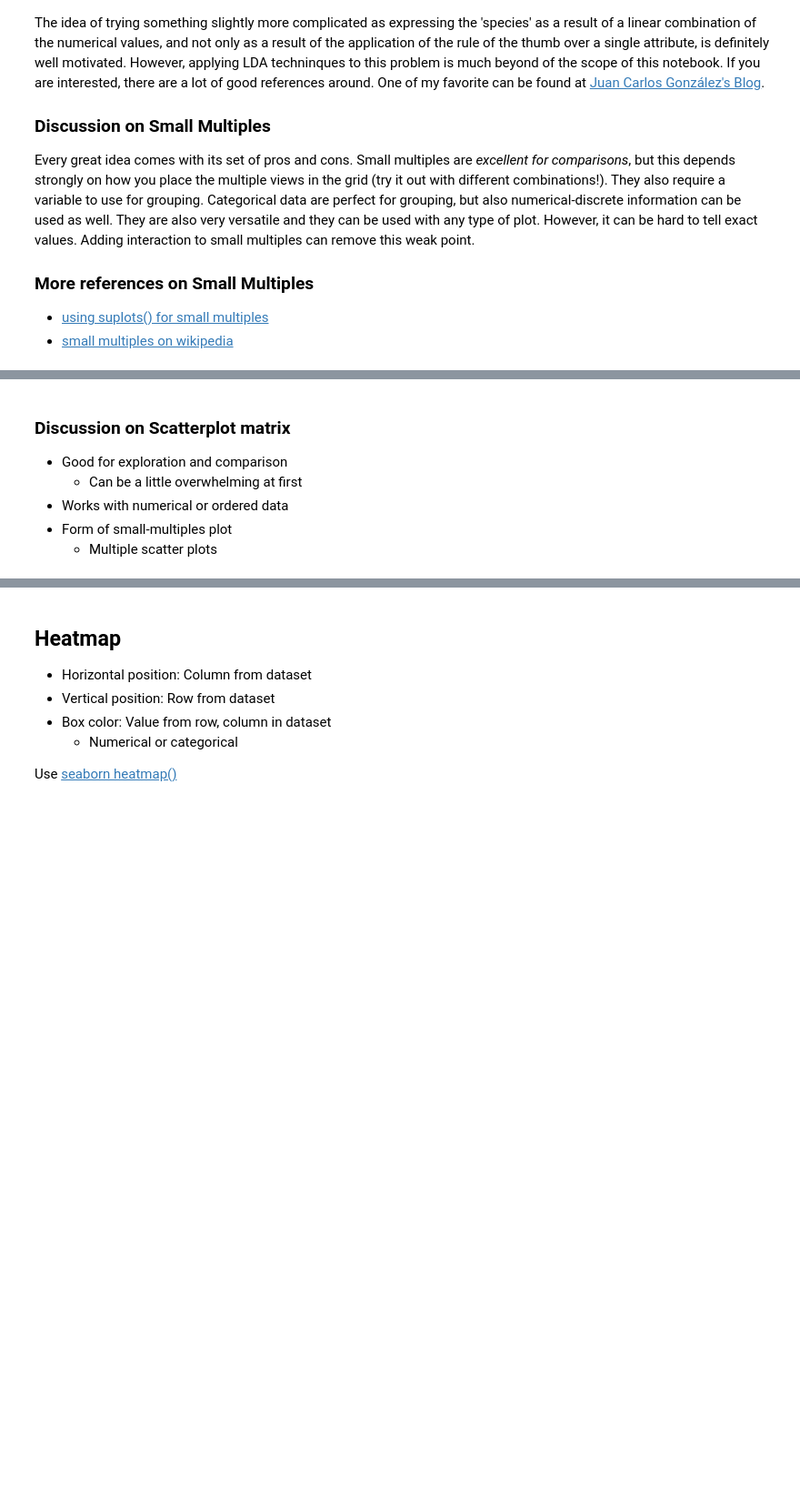
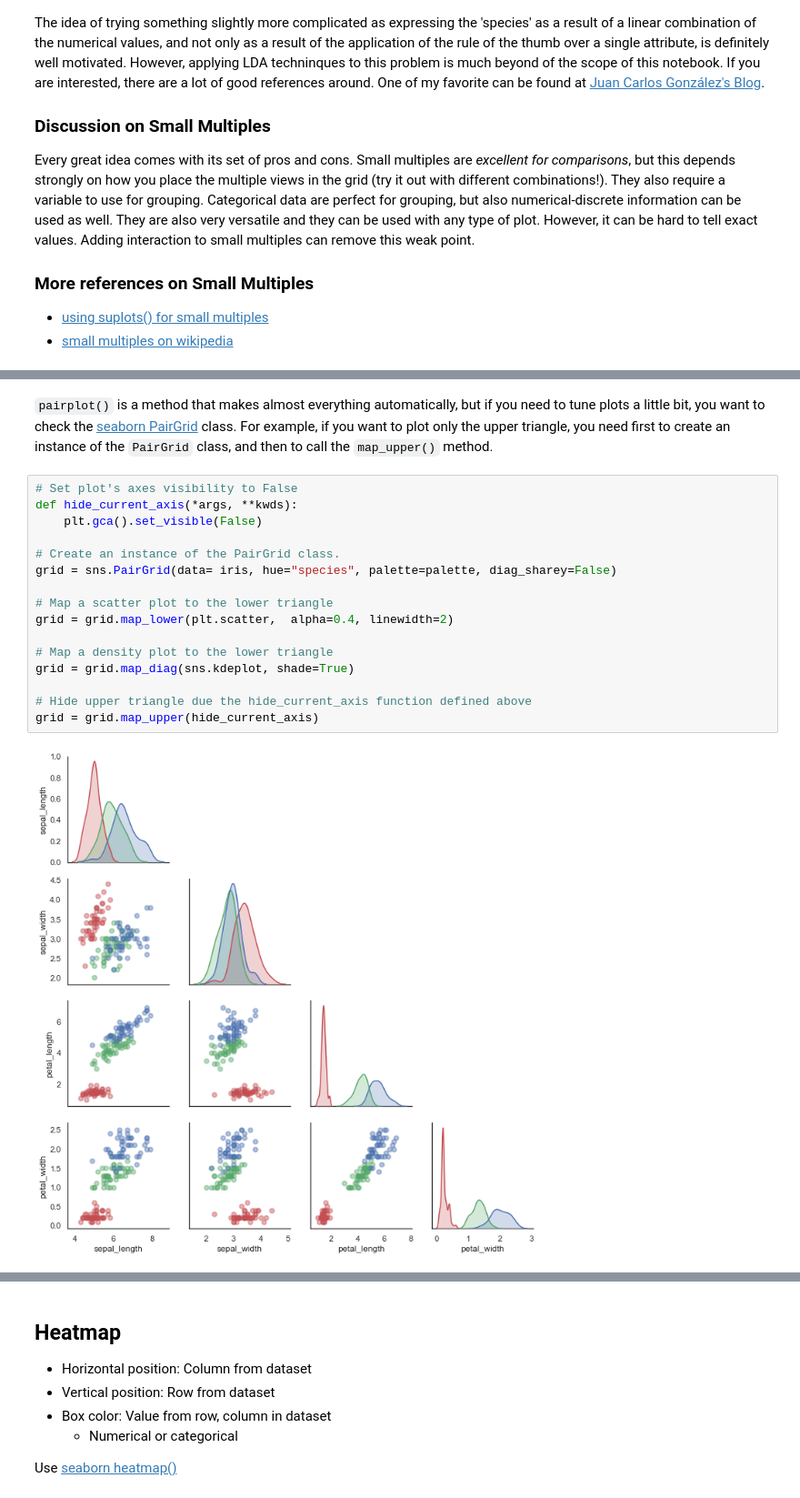
Before and after one commit to giaruffo/dataviz, a Jupyter notebook: notebooks/matplotlib06.ipynb, the cells around one changed output, grey strips where cells are left out. Shown at 91% size. Cells and saved outputs as stored; diff of their text form; blank space fills up the shorter version.

```diff
--- a/notebooks/matplotlib06.ipynb
+++ b/notebooks/matplotlib06.ipynb
@@ -211,11 +265,23 @@ sns.pairplot(iris, hue="species", palette=palette)
 plt.show()
 # %% [output]
 [figure]
-# %% [markdown]
-### Discussion on Scatterplot matrix
-
-- Good for exploration and comparison
-    - Can be a little overwhelming at first
-- Works with numerical or ordered data
-- Form of small-multiples plot
-    - Multiple scatter plots
+# %% [markdown]
+`pairplot()` is a method that makes almost everything automatically, but if you need to tune plots a little bit, you want to check the [seaborn PairGrid](https://seaborn.pydata.org/generated/seaborn.PairGrid.html) class. For example, if you want to plot only the upper triangle, you need first to create an instance of the `PairGrid` class, and then to call the `map_upper()` method.
+# %%
+# Set plot's axes visibility to False
+def hide_current_axis(*args, **kwds):
+    plt.gca().set_visible(False)
+
+# Create an instance of the PairGrid class.
+grid = sns.PairGrid(data= iris, hue="species", palette=palette, diag_sharey=False)
+
+# Map a scatter plot to the lower triangle
+grid = grid.map_lower(plt.scatter,  alpha=0.4, linewidth=2)
+
+# Map a density plot to the lower triangle
+grid = grid.map_diag(sns.kdeplot, shade=True)
+
+# Hide upper triangle due the hide_current_axis function defined above
+grid = grid.map_upper(hide_current_axis)
+# %% [output]
+[figure, added]
```
Also changed, not shown: parts of 23 cells of this notebook.
